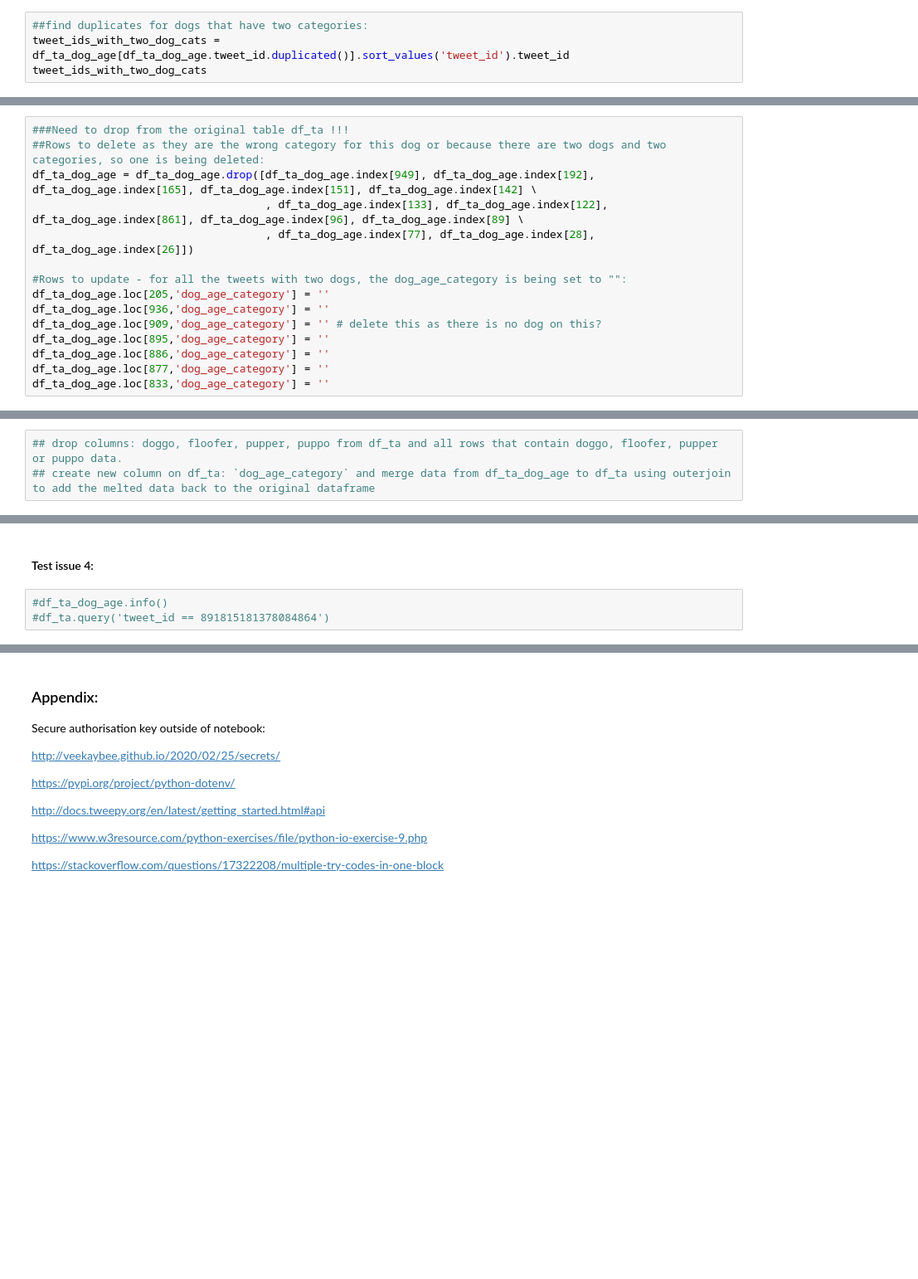
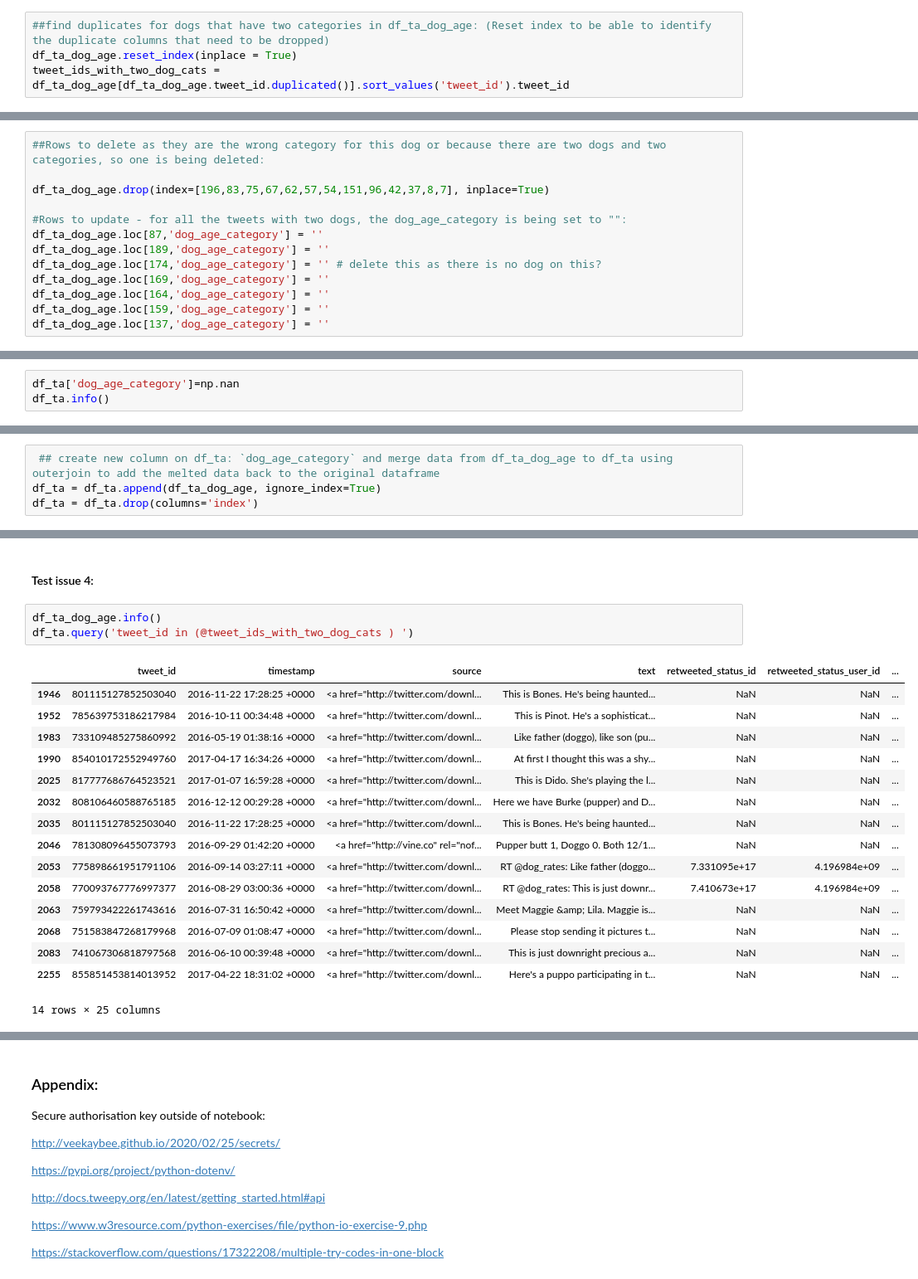
Before and after one commit to ChrisShuttle/Udacity_DAND_Project4_DataWrangling, a Jupyter notebook: project4_twitter_data_wrangling_and_analysis.ipynb, the cells around one changed output, grey strips where cells are left out. Shown at 83% size. Saved outputs shown, nothing was run; the diff lists cells and outputs as text; blank space fills up the shorter version.

Commit message:
feat: Tidiness issues cleaning
Includes four new data issues and how to clean them. All the structural issues with the RateDogs data are being addressed.

```diff
--- a/project4_twitter_data_wrangling_and_analysis.ipynb
+++ b/project4_twitter_data_wrangling_and_analysis.ipynb
@@ -867,5 +877,5 @@ memory usage: 63.2+ KB
 # %%
-##find duplicates for dogs that have two categories:
+##find duplicates for dogs that have two categories in df_ta_dog_age: (Reset index to be able to identify the duplicate columns that need to be dropped)
+df_ta_dog_age.reset_index(inplace = True)
 tweet_ids_with_two_dog_cats = df_ta_dog_age[df_ta_dog_age.tweet_id.duplicated()].sort_values('tweet_id').tweet_id
-tweet_ids_with_two_dog_cats
 # %% [output]
@@ -892,16 +902,14 @@ Int64Index([ 205,  949,  192,  936,  165,  909,  151,  895,  142,  886,  133,
            dtype='int64')
 # %%
-###Need to drop from the original table df_ta !!!
 ##Rows to delete as they are the wrong category for this dog or because there are two dogs and two categories, so one is being deleted:
-df_ta_dog_age = df_ta_dog_age.drop([df_ta_dog_age.index[949], df_ta_dog_age.index[192], df_ta_dog_age.index[165], df_ta_dog_age.index[151], df_ta_dog_age.index[142] \
-                                    , df_ta_dog_age.index[133], df_ta_dog_age.index[122], df_ta_dog_age.index[861], df_ta_dog_age.index[96], df_ta_dog_age.index[89] \
-                                    , df_ta_dog_age.index[77], df_ta_dog_age.index[28], df_ta_dog_age.index[26]])
+
+df_ta_dog_age.drop(index=[196,83,75,67,62,57,54,151,96,42,37,8,7], inplace=True)
 
 #Rows to update - for all the tweets with two dogs, the dog_age_category is being set to "":
-df_ta_dog_age.loc[205,'dog_age_category'] = ''
-df_ta_dog_age.loc[936,'dog_age_category'] = ''
-df_ta_dog_age.loc[909,'dog_age_category'] = '' # delete this as there is no dog on this?
-df_ta_dog_age.loc[895,'dog_age_category'] = ''
-df_ta_dog_age.loc[886,'dog_age_category'] = ''
-df_ta_dog_age.loc[877,'dog_age_category'] = ''
-df_ta_dog_age.loc[833,'dog_age_category'] = ''
+df_ta_dog_age.loc[87,'dog_age_category'] = ''
+df_ta_dog_age.loc[189,'dog_age_category'] = ''
+df_ta_dog_age.loc[174,'dog_age_category'] = '' # delete this as there is no dog on this?
+df_ta_dog_age.loc[169,'dog_age_category'] = ''
+df_ta_dog_age.loc[164,'dog_age_category'] = ''
+df_ta_dog_age.loc[159,'dog_age_category'] = ''
+df_ta_dog_age.loc[137,'dog_age_category'] = ''
@@ -926,0 +916,3 @@ df_ta_dog_age.query('tweet_id in @tweet_ids_with_two_dog_cats').sort_values('twe
+# %%
+df_ta['dog_age_category']=np.nan
+df_ta.info()
@@ -927,3 +937,4 @@ df_ta_dog_age.query('tweet_id in @tweet_ids_with_two_dog_cats').sort_values('twe
 # %%
-## drop columns: doggo, floofer, pupper, puppo from df_ta and all rows that contain doggo, floofer, pupper or puppo data.
-## create new column on df_ta: `dog_age_category` and merge data from df_ta_dog_age to df_ta using outerjoin to add the melted data back to the original dataframe
+ ## create new column on df_ta: `dog_age_category` and merge data from df_ta_dog_age to df_ta using outerjoin to add the melted data back to the original dataframe
+df_ta = df_ta.append(df_ta_dog_age, ignore_index=True)
+df_ta = df_ta.drop(columns='index')
@@ -957,5 +942,22 @@ memory usage: 63.2+ KB
 <a id='test4'></a>
 #### Test issue 4:
 # %%
-#df_ta_dog_age.info()
-#df_ta.query('tweet_id == 891815181378084864')
+df_ta_dog_age.info()
+df_ta.query('tweet_id in (@tweet_ids_with_two_dog_cats ) ')
+# %% [output]
+|  | tweet_id | timestamp | source | text | retweeted_status_id | retweeted_status_user_id | ... |
+| 1946 | 801115127852503040 | 2016-11-22 17:28:25 +0000 | <a href="http://twitter.com/downl... | This is Bones. He's being haunted... | NaN | NaN | ... |
+| 1952 | 785639753186217984 | 2016-10-11 00:34:48 +0000 | <a href="http://twitter.com/downl... | This is Pinot. He's a sophisticat... | NaN | NaN | ... |
+| 1983 | 733109485275860992 | 2016-05-19 01:38:16 +0000 | <a href="http://twitter.com/downl... | Like father (doggo), like son (pu... | NaN | NaN | ... |
+| 1990 | 854010172552949760 | 2017-04-17 16:34:26 +0000 | <a href="http://twitter.com/downl... | At first I thought this was a shy... | NaN | NaN | ... |
+| 2025 | 817777686764523521 | 2017-01-07 16:59:28 +0000 | <a href="http://twitter.com/downl... | This is Dido. She's playing the l... | NaN | NaN | ... |
+| 2032 | 808106460588765185 | 2016-12-12 00:29:28 +0000 | <a href="http://twitter.com/downl... | Here we have Burke (pupper) and D... | NaN | NaN | ... |
+| 2035 | 801115127852503040 | 2016-11-22 17:28:25 +0000 | <a href="http://twitter.com/downl... | This is Bones. He's being haunted... | NaN | NaN | ... |
+| 2046 | 781308096455073793 | 2016-09-29 01:42:20 +0000 | <a href="http://vine.co" rel="nof... | Pupper butt 1, Doggo 0. Both 12/1... | NaN | NaN | ... |
+| 2053 | 775898661951791106 | 2016-09-14 03:27:11 +0000 | <a href="http://twitter.com/downl... | RT @dog_rates: Like father (doggo... | 7.331095e+17 | 4.196984e+09 | ... |
+| 2058 | 770093767776997377 | 2016-08-29 03:00:36 +0000 | <a href="http://twitter.com/downl... | RT @dog_rates: This is just downr... | 7.410673e+17 | 4.196984e+09 | ... |
+| 2063 | 759793422261743616 | 2016-07-31 16:50:42 +0000 | <a href="http://twitter.com/downl... | Meet Maggie &amp; Lila. Maggie is... | NaN | NaN | ... |
+| 2068 | 751583847268179968 | 2016-07-09 01:08:47 +0000 | <a href="http://twitter.com/downl... | Please stop sending it pictures t... | NaN | NaN | ... |
+| 2083 | 741067306818797568 | 2016-06-10 00:39:48 +0000 | <a href="http://twitter.com/downl... | This is just downright precious a... | NaN | NaN | ... |
+| 2255 | 855851453814013952 | 2017-04-22 18:31:02 +0000 | <a href="http://twitter.com/downl... | Here's a puppo participating in t... | NaN | NaN | ... |
+14 rows × 25 columns
```
Also changed, not shown: parts of 14 cells of this notebook.
